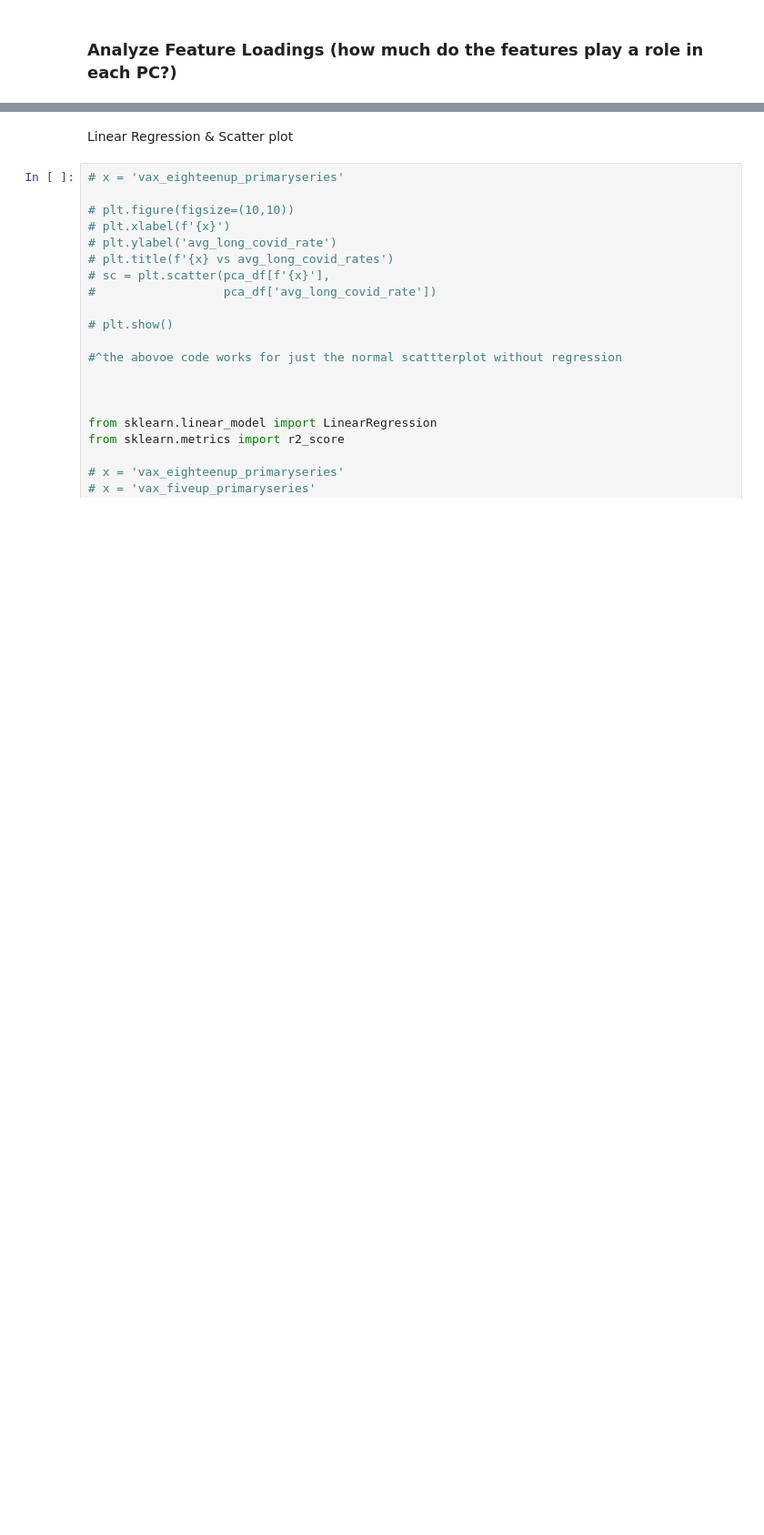
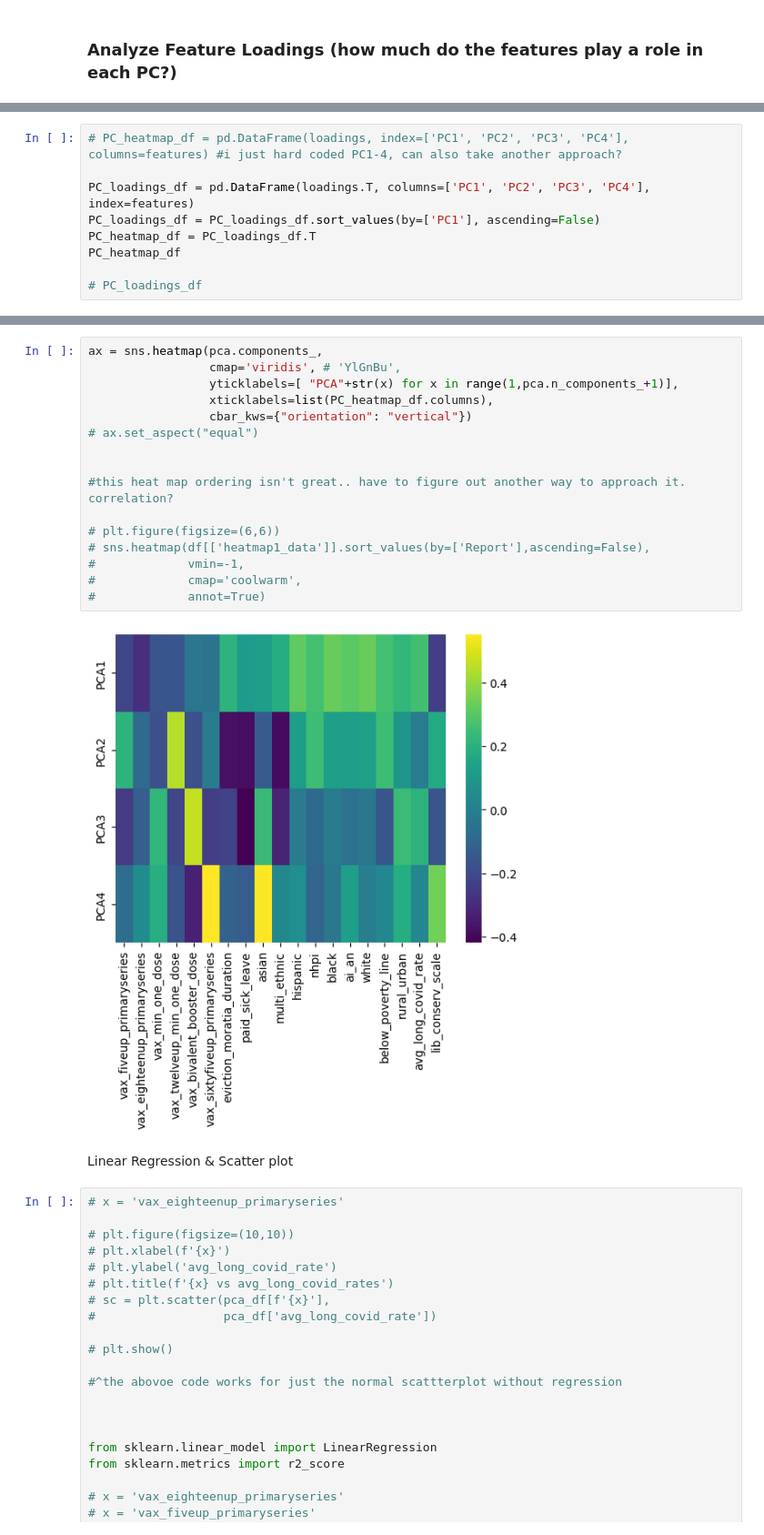
Before and after one commit to kristinachan/2024-08-02_longcovid_interstate, a Jupyter notebook: longcovid_interstate.ipynb, the cells around one changed output, grey strips where cells are left out. Shown at 91% size. Cells and saved outputs as stored; diff of their text form; blank space fills up the shorter version.

```diff
--- a/longcovid_interstate.ipynb
+++ b/longcovid_interstate.ipynb
@@ -287,0 +321,9 @@ sorted_loadings_df[columns]
+# %%
+# PC_heatmap_df = pd.DataFrame(loadings, index=['PC1', 'PC2', 'PC3', 'PC4'], columns=features) #i just hard coded PC1-4, can also take another approach?
+
+PC_loadings_df = pd.DataFrame(loadings.T, columns=['PC1', 'PC2', 'PC3', 'PC4'], index=features)
+PC_loadings_df = PC_loadings_df.sort_values(by=['PC1'], ascending=False)
+PC_heatmap_df = PC_loadings_df.T
+PC_heatmap_df
+
+# PC_loadings_df
@@ -288,3 +358,21 @@ sorted_loadings_df[columns]
+# %%
+ax = sns.heatmap(pca.components_,
+                 cmap='viridis', # 'YlGnBu',
+                 yticklabels=[ "PCA"+str(x) for x in range(1,pca.n_components_+1)],
+                 xticklabels=list(PC_heatmap_df.columns),
+                 cbar_kws={"orientation": "vertical"})
+# ax.set_aspect("equal")
+
+
+#this heat map ordering isn't great.. have to figure out another way to approach it. correlation?
+
+# plt.figure(figsize=(6,6))
+# sns.heatmap(df[['heatmap1_data']].sort_values(by=['Report'],ascending=False),
+#             vmin=-1,
+#             cmap='coolwarm',
+#             annot=True)
+# %% [output]
+[figure, added]
 # %% [markdown]
 Linear Regression & Scatter plot
 # %%
```
Also changed, not shown: parts of 15 cells of this notebook.
